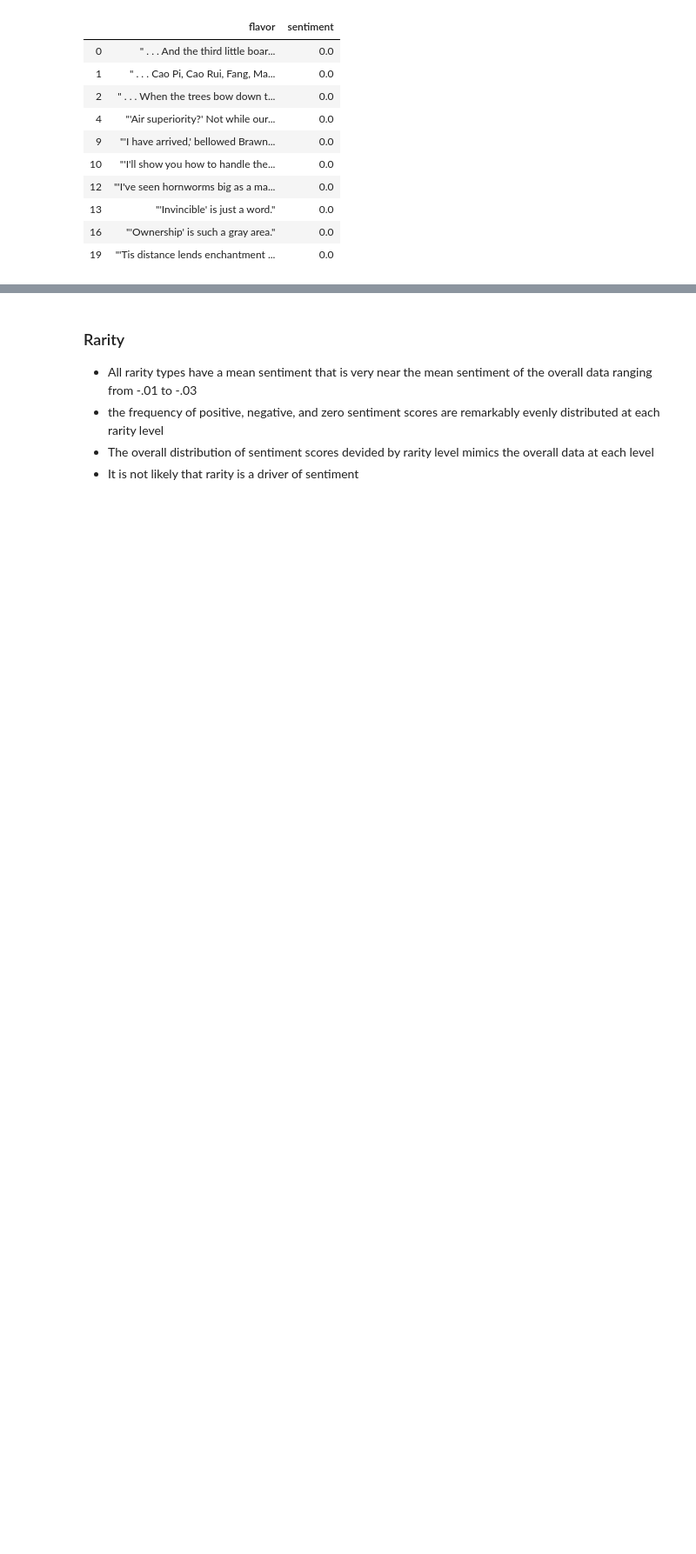
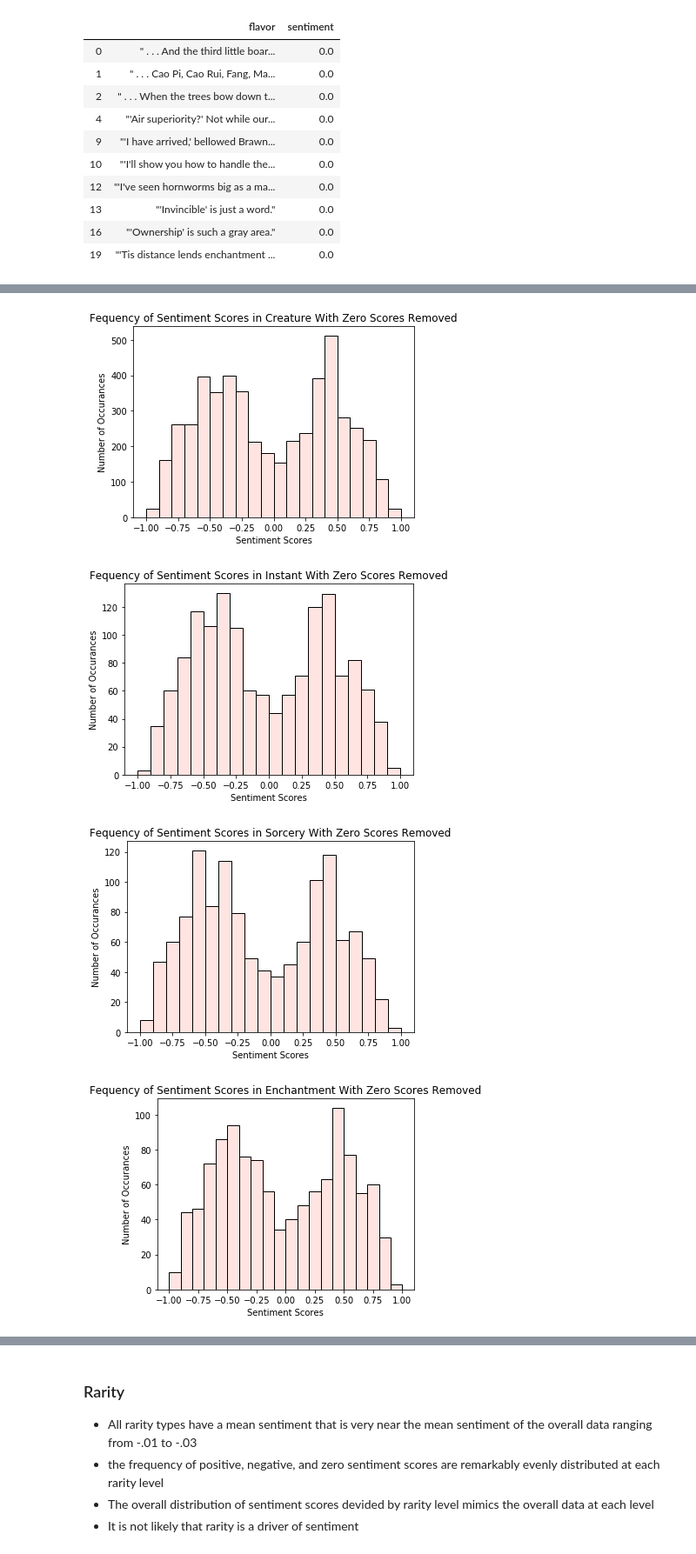
Before and after one commit to Johndsalas/Sentiment_Analysis_Magic_The_Gathering, a Jupyter notebook: magic_sentiment_analysis.ipynb, the cells around one changed output, grey strips where cells are left out. Shown at 87% size. Drawn from its saved outputs; the diff is of its cells as text; code cells hidden in the pictures; blank space fills up the shorter version.

```diff
--- a/magic_sentiment_analysis.ipynb
+++ b/magic_sentiment_analysis.ipynb
@@ -618,0 +455,7 @@ for item in types:
+# %%
+e.sent_dist_type(df)
+# %% [output]
+[figure, added]
+[figure, added]
+[figure, added]
+[figure, added]
```
Also changed, not shown: parts of 52 cells of this notebook, 1 other file.
